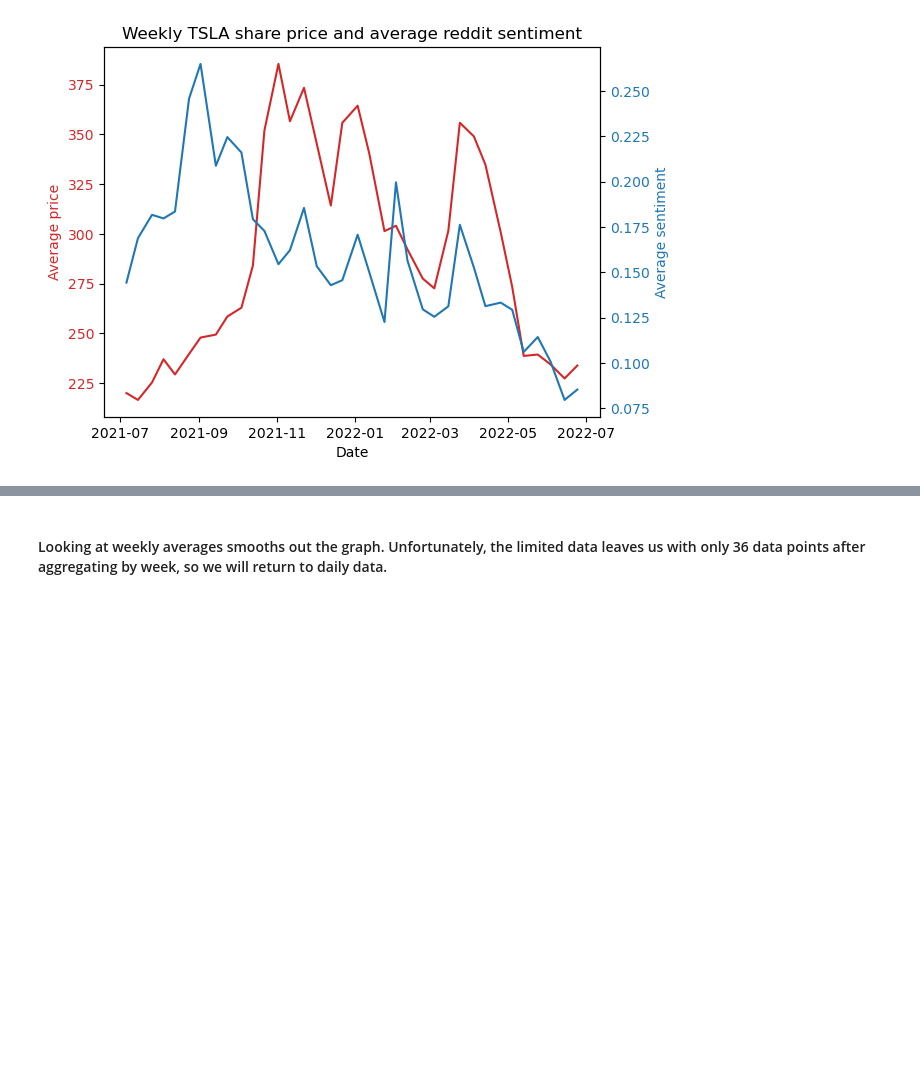
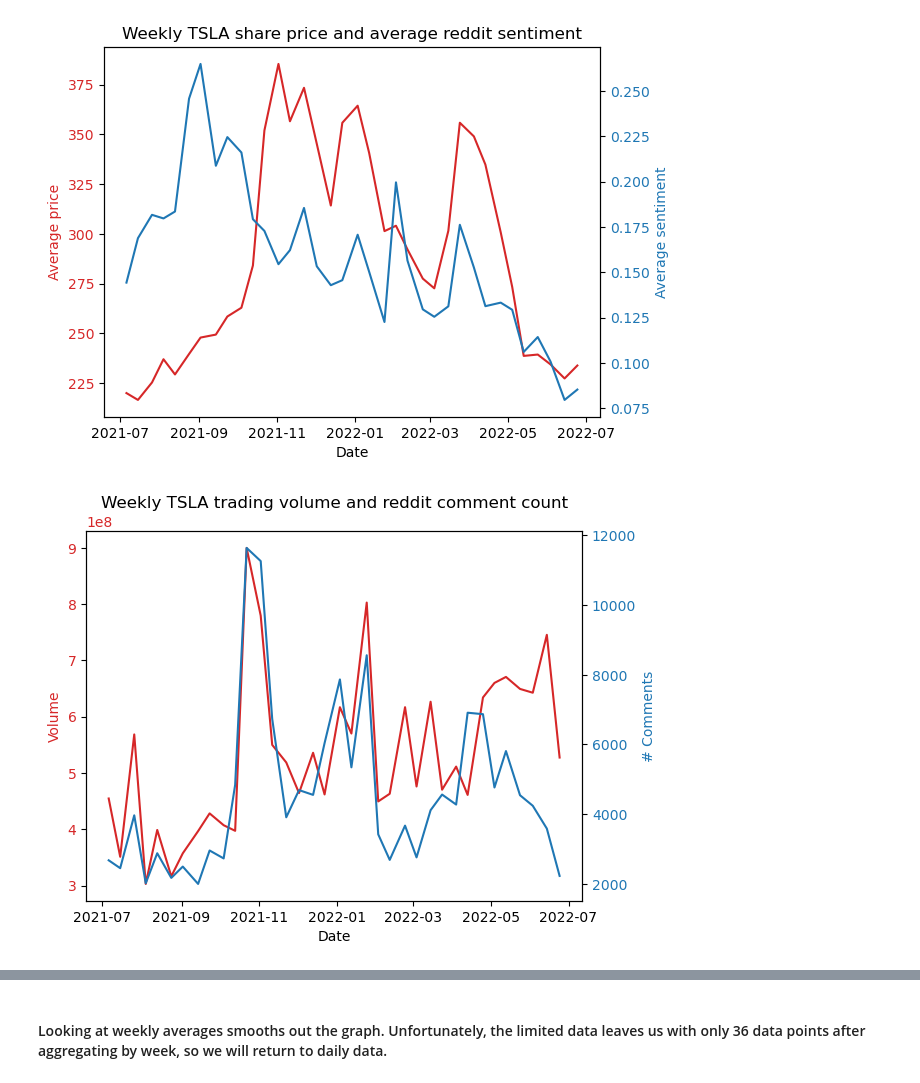
Before and after one commit to chanjdaniel/reddit_tsla_data_analysis, a Jupyter notebook: reddit_tsla.ipynb, the cells around one changed output, grey strips where cells are left out. Saved outputs shown, nothing was run; the diff lists cells and outputs as text; code cells hidden in the pictures; blank space fills up the shorter version.

```diff
--- a/reddit_tsla.ipynb
+++ b/reddit_tsla.ipynb
@@ -457,6 +460,28 @@ ax1.set_title("Weekly TSLA share price and average reddit sentiment")
 plt.show()
 # %% [output]
 [figure]
+# %%
+fig, ax1 = plt.subplots()
+
+date_data = weekly_reddit_tsla_df["week_start_datetime"]
+
+color1 = "tab:red"
+ax1.set_xlabel("Date")
+ax1.set_ylabel("Volume", color=color1)
+ax1.plot(date_data, weekly_reddit_tsla_df["volume"], color=color1)
+ax1.tick_params(axis='y', labelcolor=color1)
+
+ax2 = ax1.twinx()
+color2 = "tab:blue"
+ax2.set_ylabel("# Comments", color=color2)
+ax2.plot(date_data, weekly_reddit_tsla_df["reddit_comment_count"], color=color2)
+ax2.tick_params(axis='y', labelcolor=color2)
+
+ax1.set_title("Weekly TSLA trading volume and reddit comment count")
+
+plt.show()
+# %% [output]
+[figure, added]
 # %%
 weekly_reddit_tsla_df.shape
 # %% [output]
```
Also changed, not shown: parts of 56 cells of this notebook.
